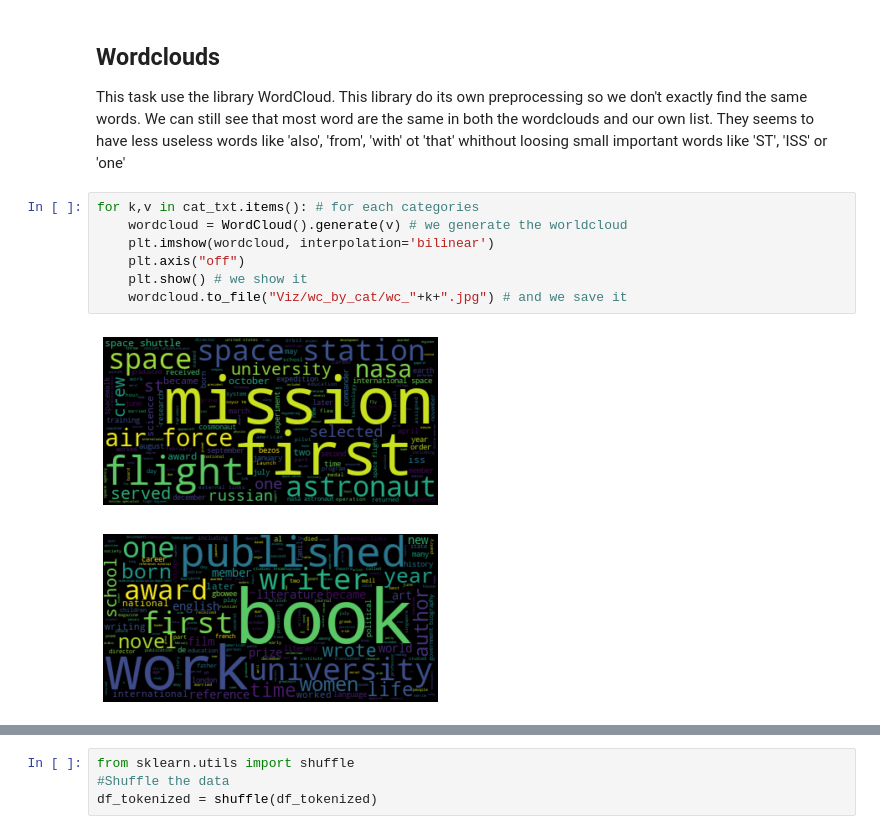
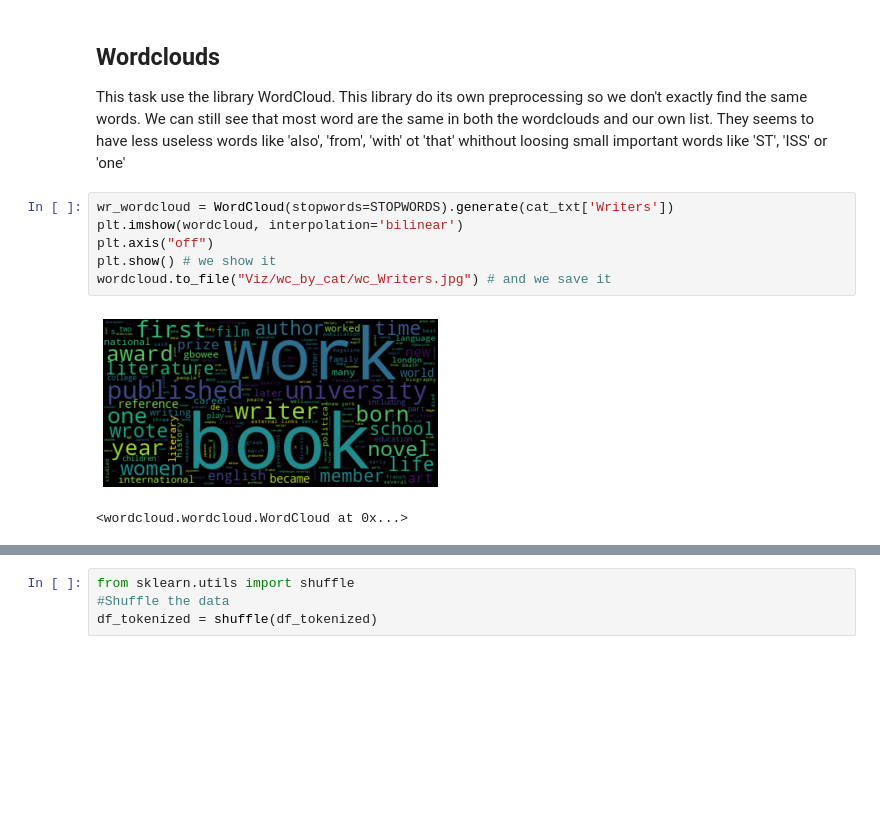
Before and after one commit to edgolyakova/DataScienceProj, a Jupyter notebook: Part 1.ipynb, the cells around one changed output, grey strips where cells are left out. Cells and saved outputs as stored; diff of their text form; blank space fills up the shorter version.

```diff
--- a/Part 1.ipynb
+++ b/Part 1.ipynb
@@ -509,12 +557,11 @@ subcat_freq_df.to_csv('top50_freq_word_by_subcat.csv')
 
 This task use the library WordCloud. This library do its own preprocessing so we don't exactly find the same words. We can still see that most word are the same in both the wordclouds and our own list. They seems to have less useless words like 'also', 'from', 'with' ot 'that' whithout loosing small important words like 'ST', 'ISS' or 'one'
 # %%
-for k,v in cat_txt.items(): # for each categories
-    wordcloud = WordCloud().generate(v) # we generate the worldcloud
-    plt.imshow(wordcloud, interpolation='bilinear')
-    plt.axis("off")
-    plt.show() # we show it
-    wordcloud.to_file("Viz/wc_by_cat/wc_"+k+".jpg") # and we save it
+wr_wordcloud = WordCloud(stopwords=STOPWORDS).generate(cat_txt['Writers'])
+plt.imshow(wordcloud, interpolation='bilinear')
+plt.axis("off")
+plt.show() # we show it
+wordcloud.to_file("Viz/wc_by_cat/wc_Writers.jpg") # and we save it
 # %% [output]
-[figure, old version]
+[figure, new version]
-[figure, removed]
+<wordcloud.wordcloud.WordCloud at 0x...>
```
Also changed, not shown: parts of 45 cells of this notebook, 2 other files.
